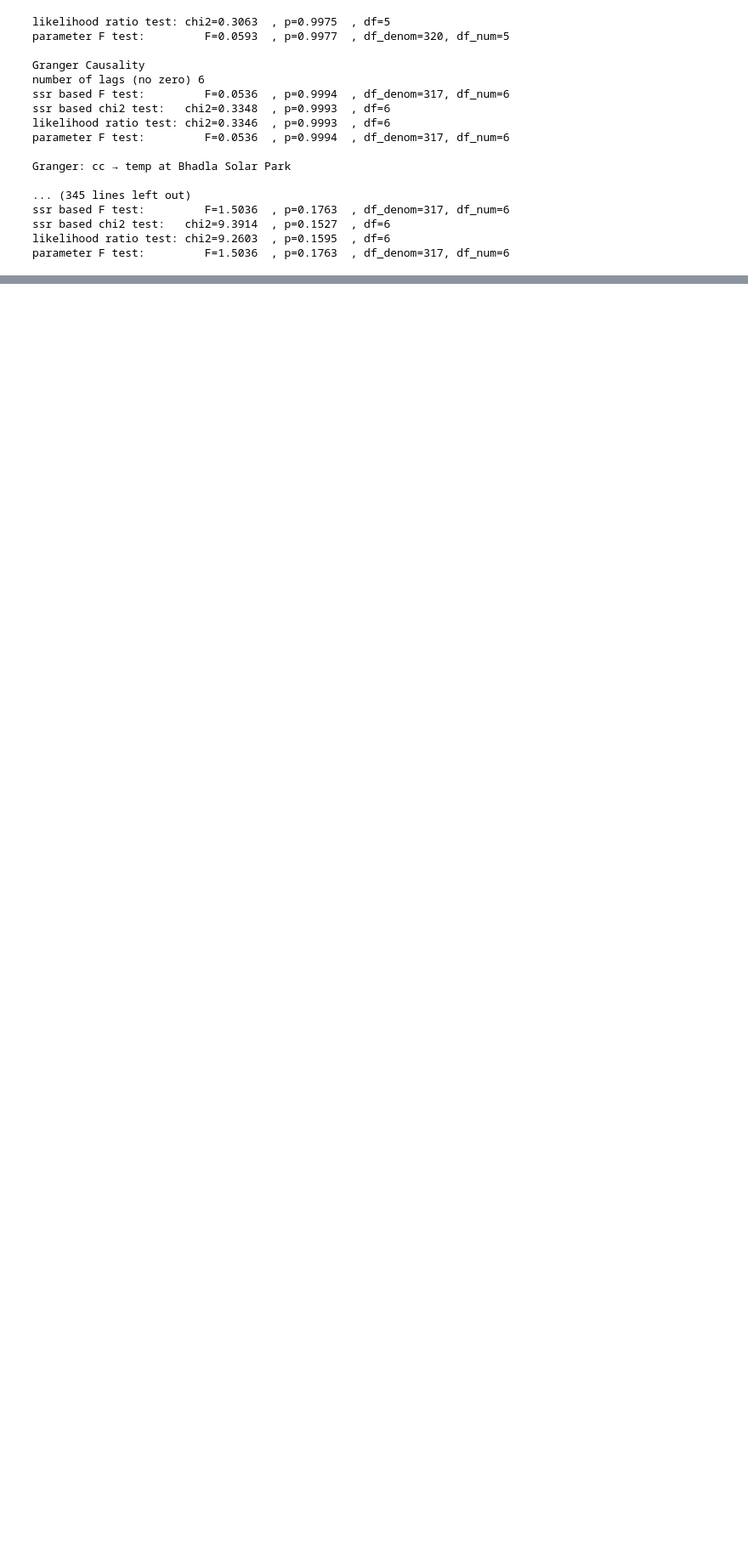
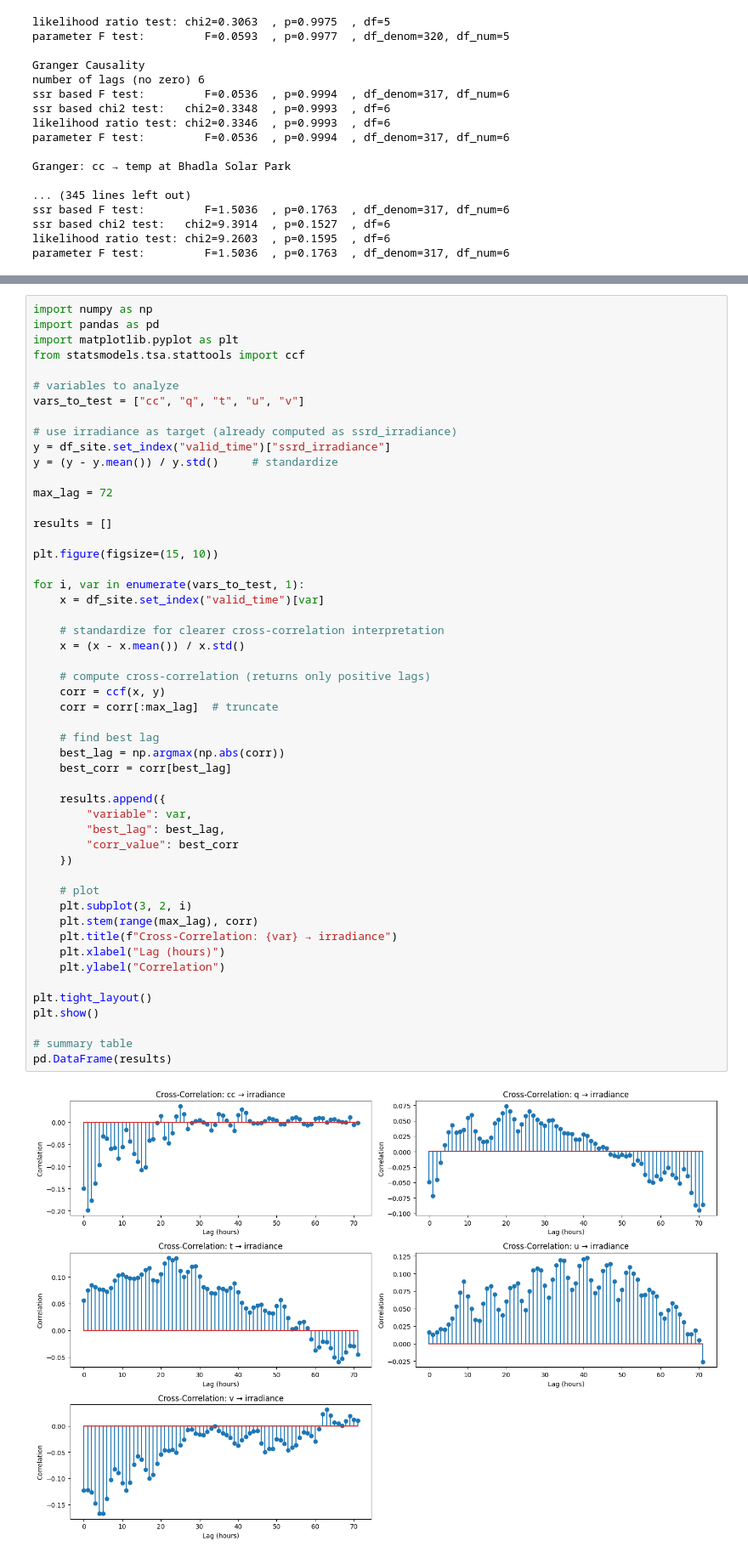
Before and after one commit to HongjinZhu/CausalST-forecast, a Jupyter notebook: new_corr_testing.ipynb, the cells around one changed output, grey strips where cells are left out. Shown at 85% size. Saved outputs shown, nothing was run; the diff lists cells and outputs as text; blank space fills up the shorter version.

```diff
--- a/new_corr_testing.ipynb
+++ b/new_corr_testing.ipynb
@@ -1358,0 +1279,53 @@ Attributes:
+# %%
+import numpy as np
+import pandas as pd
+import matplotlib.pyplot as plt
+from statsmodels.tsa.stattools import ccf
+
+# variables to analyze
+vars_to_test = ["cc", "q", "t", "u", "v"]
+
+# use irradiance as target (already computed as ssrd_irradiance)
+y = df_site.set_index("valid_time")["ssrd_irradiance"]
+y = (y - y.mean()) / y.std()     # standardize
+
+max_lag = 72
+
+results = []
+
+plt.figure(figsize=(15, 10))
+
+for i, var in enumerate(vars_to_test, 1):
+    x = df_site.set_index("valid_time")[var]
+
+    # standardize for clearer cross-correlation interpretation
+    x = (x - x.mean()) / x.std()
+
+    # compute cross-correlation (returns only positive lags)
+    corr = ccf(x, y)
+    corr = corr[:max_lag]  # truncate
+
+    # find best lag
+    best_lag = np.argmax(np.abs(corr))
+    best_corr = corr[best_lag]
+
+    results.append({
+        "variable": var,
+        "best_lag": best_lag,
+        "corr_value": best_corr
+    })
+
+    # plot
+    plt.subplot(3, 2, i)
+    plt.stem(range(max_lag), corr)
+    plt.title(f"Cross-Correlation: {var} → irradiance")
+    plt.xlabel("Lag (hours)")
+    plt.ylabel("Correlation")
+
+plt.tight_layout()
+plt.show()
+
+# summary table
+pd.DataFrame(results)
+# %% [output]
+[figure, added]
```
Also changed, not shown: parts of 24 cells of this notebook.
